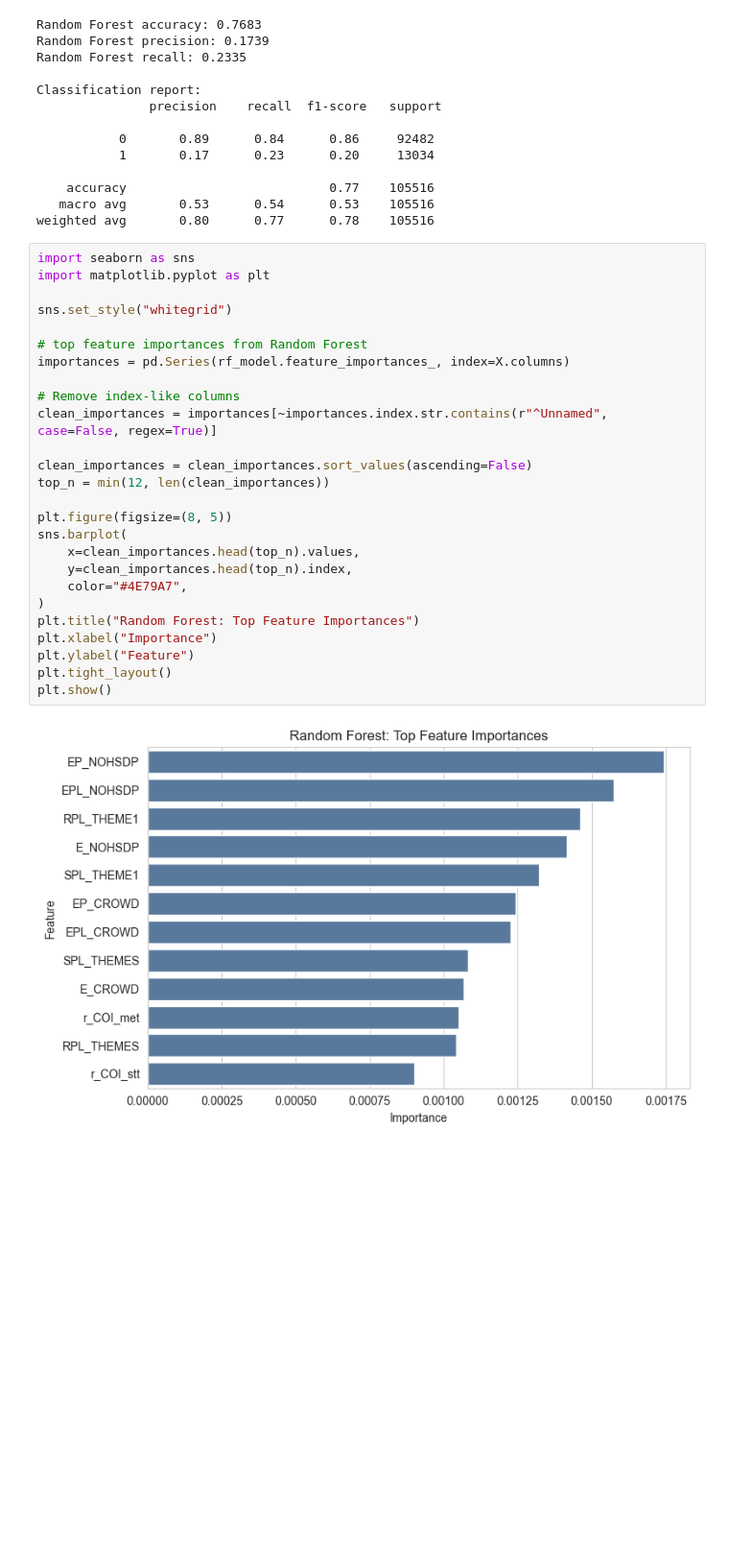
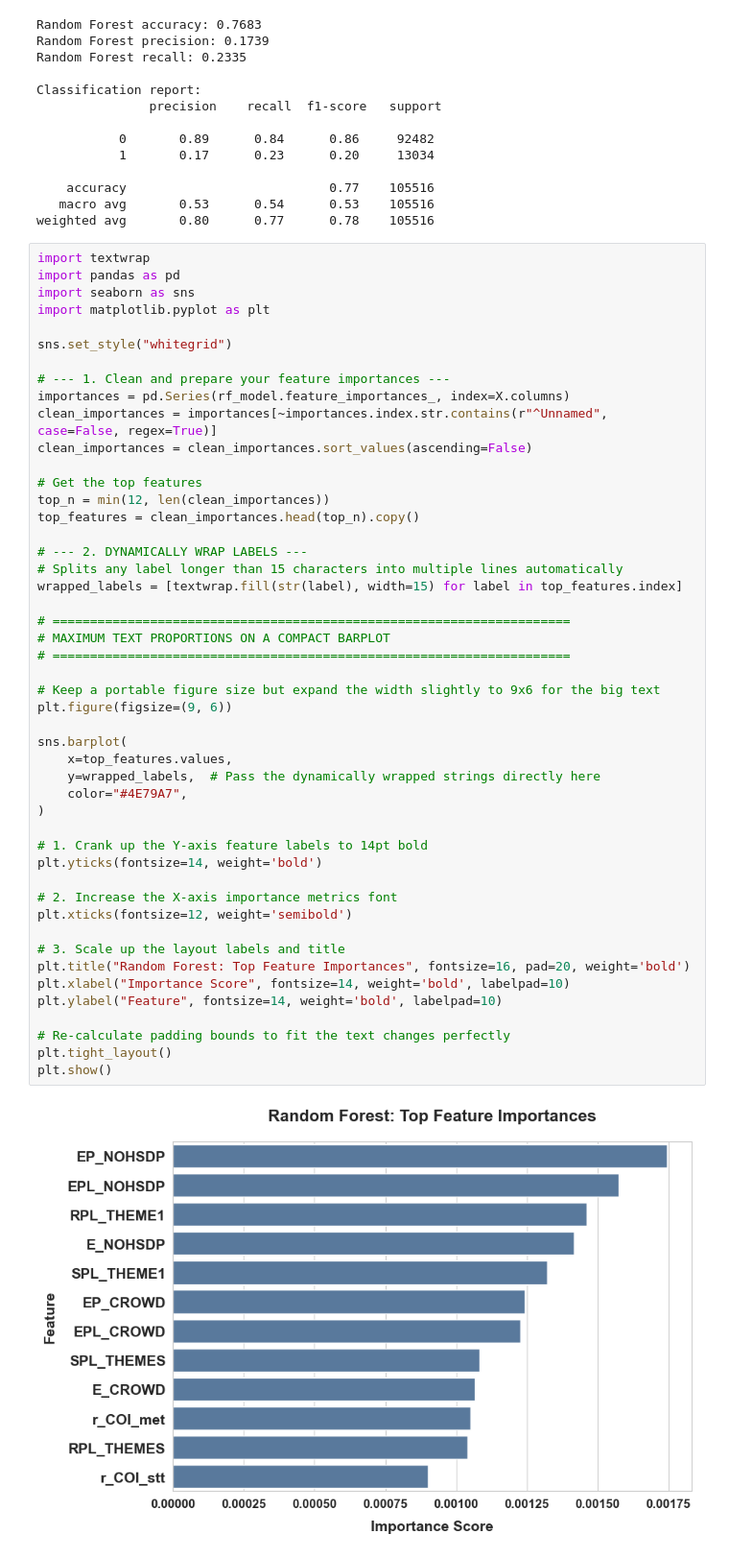
Before and after one commit to anonymous-himalayas/170A-CHOC, a Jupyter notebook: Himal/only_indexes.ipynb, the cells around one changed output. Shown at 96% size. Drawn from its saved outputs; the diff is of its cells as text; blank space fills up the shorter version.

Commit message:
Made graphs bigger, deleted docs for SVI

```diff
--- a/Himal/only_indexes.ipynb
+++ b/Himal/only_indexes.ipynb
@@ -156,31 +156,53 @@ Classification report:
    macro avg       0.53      0.54      0.53    105516
 weighted avg       0.80      0.77      0.78    105516
 # %%
+import textwrap
+import pandas as pd
 import seaborn as sns
 import matplotlib.pyplot as plt
 
 sns.set_style("whitegrid")
 
-# top feature importances from Random Forest
+# --- 1. Clean and prepare your feature importances ---
 importances = pd.Series(rf_model.feature_importances_, index=X.columns)
+clean_importances = importances[~importances.index.str.contains(r"^Unnamed", case=False, regex=True)]
+clean_importances = clean_importances.sort_values(ascending=False)
 
-# Remove index-like columns
-clean_importances = importances[~importances.index.str.contains(r"^Unnamed", case=False, regex=True)]
+# Get the top features
+top_n = min(12, len(clean_importances))
+top_features = clean_importances.head(top_n).copy()
 
-clean_importances = clean_importances.sort_values(ascending=False)
-top_n = min(12, len(clean_importances))
+# --- 2. DYNAMICALLY WRAP LABELS ---
+# Splits any label longer than 15 characters into multiple lines automatically
+wrapped_labels = [textwrap.fill(str(label), width=15) for label in top_features.index]
 
-plt.figure(figsize=(8, 5))
+# =====================================================================
+# MAXIMUM TEXT PROPORTIONS ON A COMPACT BARPLOT
+# =====================================================================
+
+# Keep a portable figure size but expand the width slightly to 9x6 for the big text
+plt.figure(figsize=(9, 6))
+
 sns.barplot(
-    x=clean_importances.head(top_n).values,
-    y=clean_importances.head(top_n).index,
+    x=top_features.values,
+    y=wrapped_labels,  # Pass the dynamically wrapped strings directly here
     color="#4E79A7",
 )
-plt.title("Random Forest: Top Feature Importances")
-plt.xlabel("Importance")
-plt.ylabel("Feature")
+
+# 1. Crank up the Y-axis feature labels to 14pt bold
+plt.yticks(fontsize=14, weight='bold')
+
+# 2. Increase the X-axis importance metrics font
+plt.xticks(fontsize=12, weight='semibold')
+
+# 3. Scale up the layout labels and title
+plt.title("Random Forest: Top Feature Importances", fontsize=16, pad=20, weight='bold')
+plt.xlabel("Importance Score", fontsize=14, weight='bold', labelpad=10)
+plt.ylabel("Feature", fontsize=14, weight='bold', labelpad=10)
+
+# Re-calculate padding bounds to fit the text changes perfectly
 plt.tight_layout()
 plt.show()
 # %% [output]
-[figure, old version]
+[figure, new version]
 # %%
```
Also changed, not shown: parts of 1 cell of this notebook, 2 other files.
